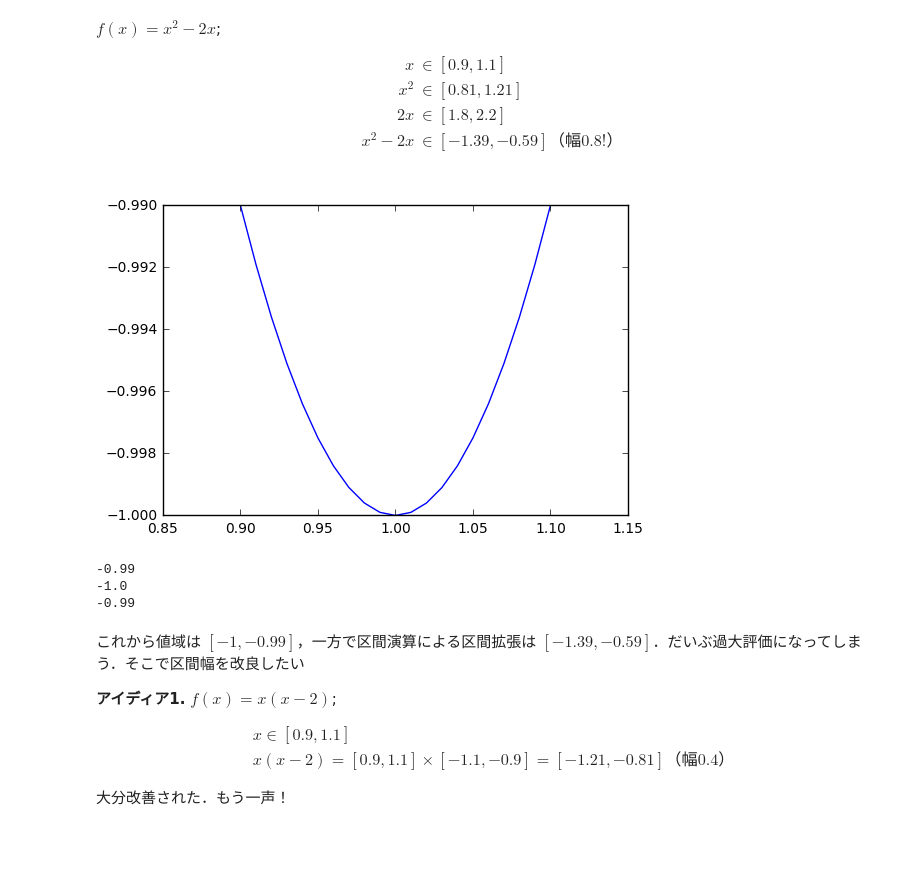
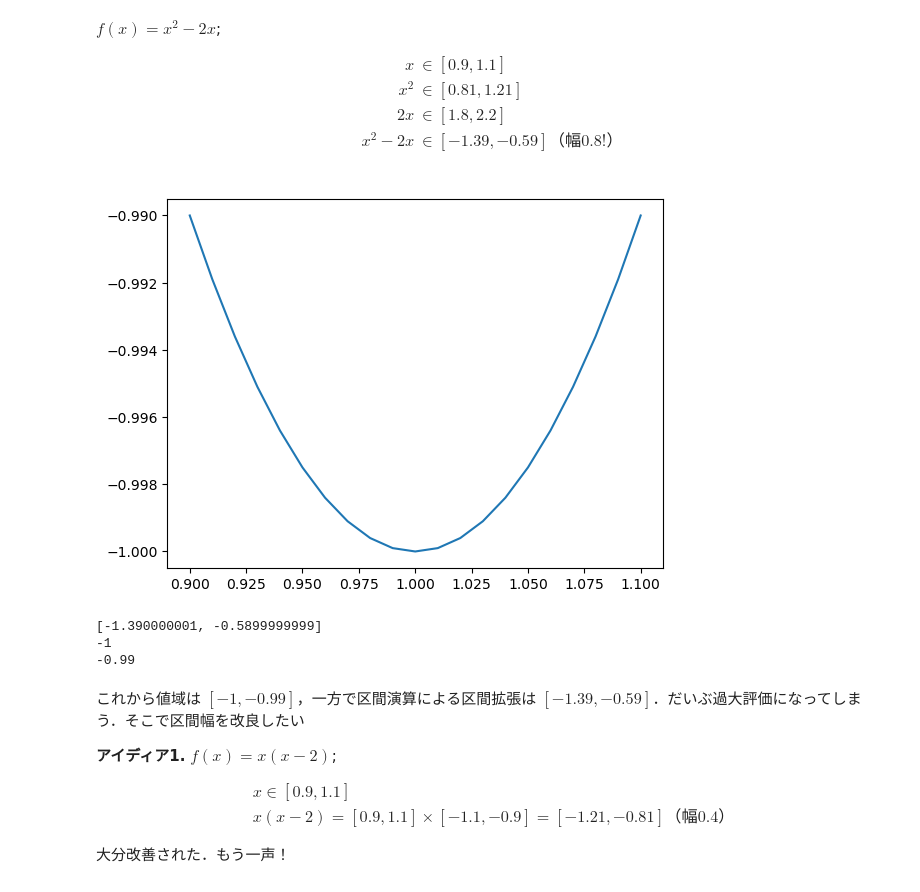
Before and after one commit to tak-lab/rigorous_numerics_tutorial_julia, a Jupyter notebook: Interval-arithmetic.ipynb, the cells around one changed output. Drawn from its saved outputs; the diff is of its cells as text; code cells hidden in the pictures; blank space fills up the shorter version.

```diff
--- a/Interval-arithmetic.ipynb
+++ b/Interval-arithmetic.ipynb
@@ -194,13 +219,13 @@ IEEE 754 標準規格における丸めに従っているのは「**四則演算
 	x^2+2x&\in[2.61,3.41]\\
 \end{align*}
 # %%
-import numpy as np
-import matplotlib.pyplot as plt
-def f(x):
-    return x**2+2*x
-x = np.arange(-3, 3, 0.1)
-y = f(x)
-plt.plot(x, y)
-plt.show()
-print f(interval([0.9,1.1]))
+@format standard 10
+using PyPlot
+function f(x)
+    return x.^2+2x
+end
+x = range(-3, 3, step = 0.1);
+y = f(x);
+plot(x, y)
+println(f(0.9 .. 1.1))
 # %% [output]
@@ -224,20 +249,21 @@ $f(x)=x^2-2x$;
 	x^2-2x&\in[-1.39,-0.59]\mbox{（幅0.8!）}\\
 \end{align*}
 # %%
-def f(x):
-    return x**2.-2.*x
-x = np.arange(0.9, 1.1, 0.01)
-y = f(x)
-plt.plot(x, y)
-plt.show()
-print f(0.9)
-print f(1)
-print f(1.1)
+function f(x)
+    return x.^2 - 2x
+end
+x = range(0.9, 1.1, step=0.01);
+y = f(x);
+plot(x, y)
+
+println(f(0.9 .. 1.1))
+println(f(1))
+println(f(1.1))
 # %% [output]
-[figure, old version]
+[figure, new version]
+[-1.390000001, -0.5899999999]
+-1
 -0.99
--1.0
--0.99
 # %% [markdown]
 これから値域は $[-1,-0.99]$，一方で区間演算による区間拡張は $[-1.39,-0.59]$．だいぶ過大評価になってしまう．そこで区間幅を改良したい
 
```
Also changed, not shown: parts of 13 cells of this notebook.
